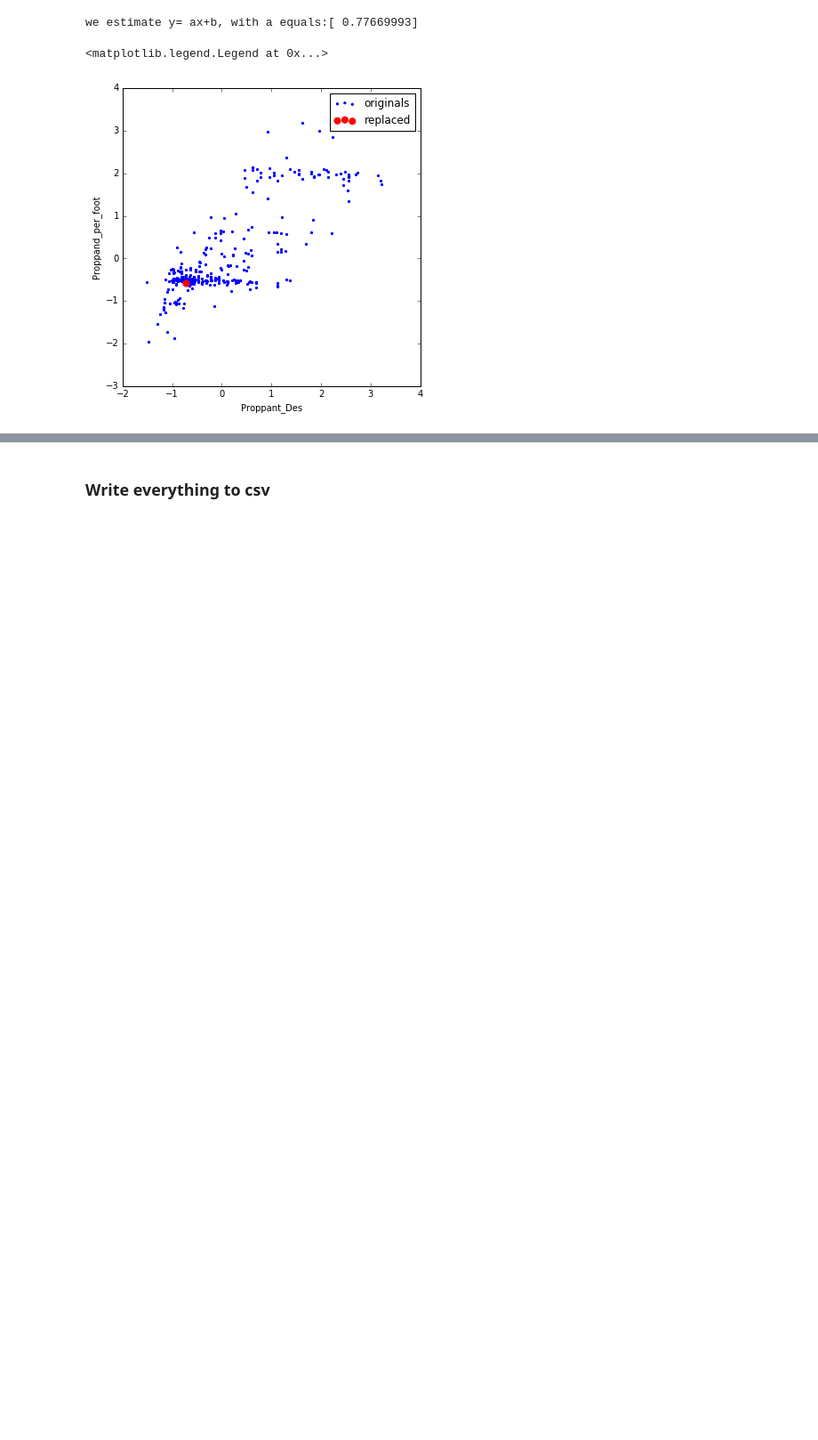
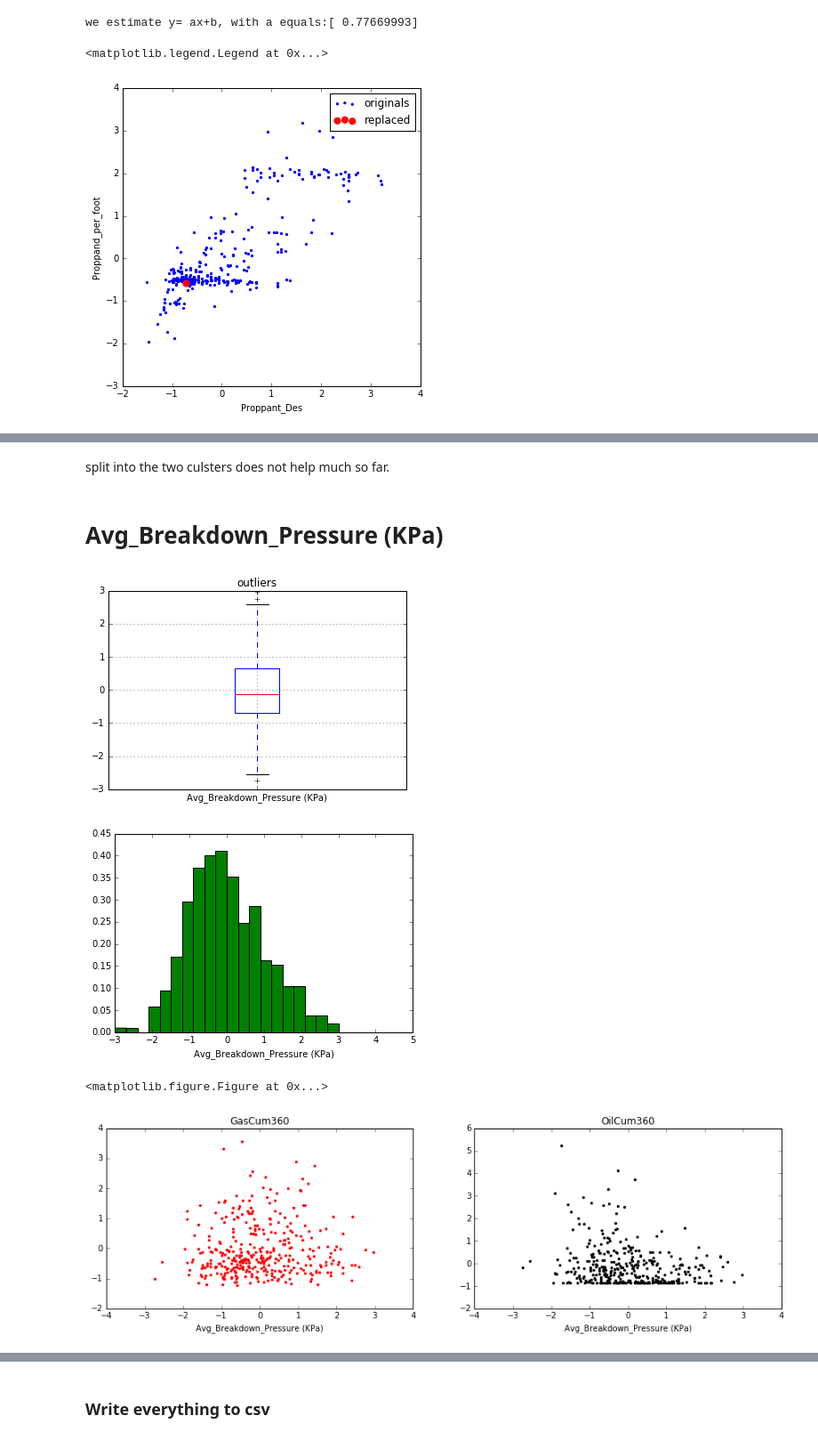
Before and after one commit to rmaliki/ProjetISA, a Jupyter notebook: Code +Data/Data_Cleaning+Exploration-V2.ipynb, the cells around one changed output, grey strips where cells are left out. Shown: that part at 89% size. Saved outputs shown, nothing was run; the diff lists cells and outputs as text; code cells hidden in the pictures; blank space fills up the shorter version.

Commit message:
cleaning andi 4 pressures

```diff
--- a/Code +Data/Data_Cleaning+Exploration-V2.ipynb
+++ b/Code +Data/Data_Cleaning+Exploration-V2.ipynb
@@ -449,0 +471,11 @@ outs_StS=vis_and_return_Outl(df,"Stage_Spacing (ft)",1.5,delta=0.3,a=-2,b=4)
+# %% [markdown]
+split into the two culsters does not help much so far.
+# %% [markdown]
+# Avg_Breakdown_Pressure (KPa)
+# %%
+outs_Abp=vis_and_return_Outl(df,'Avg_Breakdown_Pressure (KPa)',1.5,delta=0.3,a=-3,b=5)
+# %% [output]
+[figure, added]
+[figure, added]
+<matplotlib.figure.Figure at 0x...>
+[figure, added]
```
Also changed, not shown: parts of 51 cells of this notebook.
